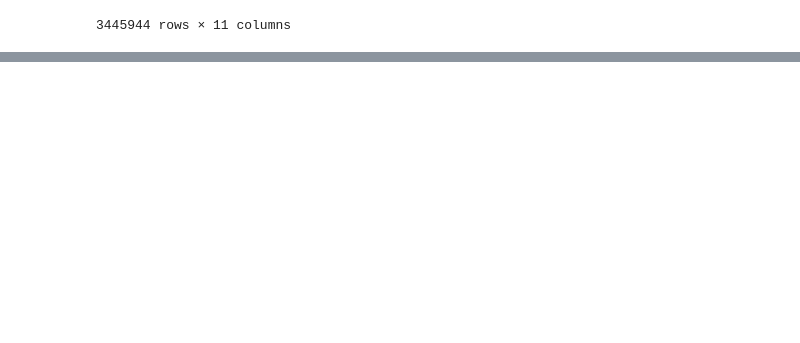
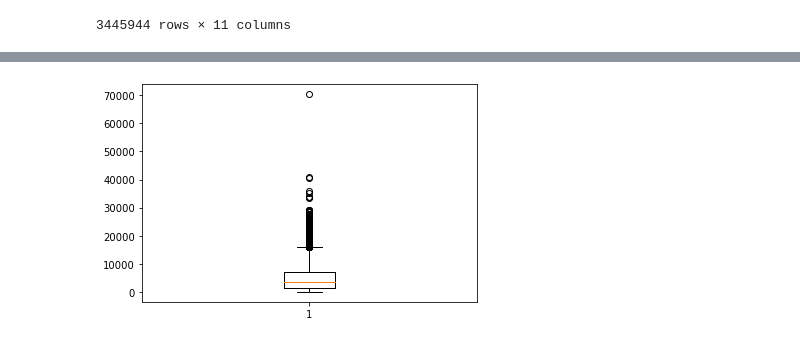
Before and after one commit to whtjdghks/homepython, a Jupyter notebook: 빅데이터 분석과 머신러닝/공공대여 자전거.ipynb, the cells around one changed output, grey strips where cells are left out. Drawn from its saved outputs; the diff is of its cells as text; code cells hidden in the pictures; blank space fills up the shorter version.

```diff
--- a/빅데이터 분석과 머신러닝/공공대여 자전거.ipynb
+++ b/빅데이터 분석과 머신러닝/공공대여 자전거.ipynb
@@ -129,0 +136,4 @@ import matplotlib.pylab as plt
+# %%
+# 그룹분석
+df3=df2.groupby(['대여 대여소명'])
+df3
@@ -129,0 +189,6 @@ import matplotlib.pylab as plt
+# %%
+plt.boxplot(df3['이용거리'])
+plt.show()
+# 이상치를 탐색하였으나 너무 많아서 큰 의미가 없어보임
+# %% [output]
+[figure, added]
```
Also changed, not shown: parts of 5 cells of this notebook, 3 other files.
